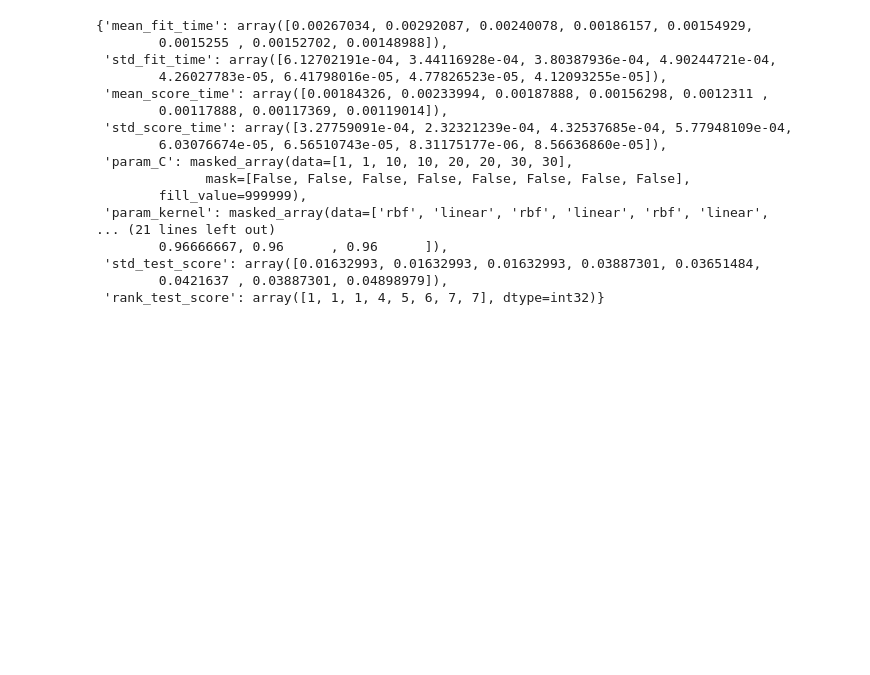
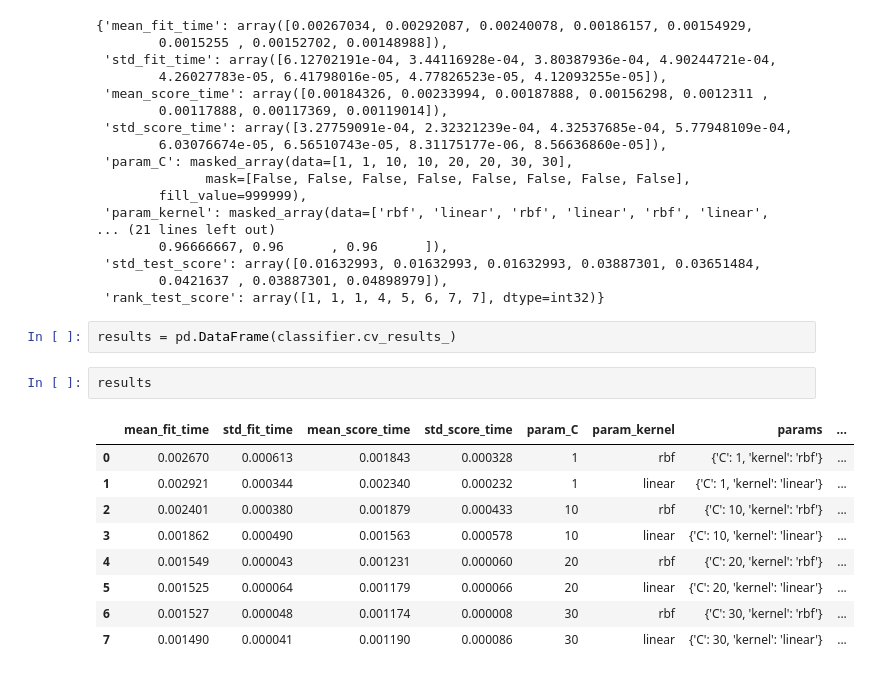
Before and after one commit to priyanshu5179/Machine-learning-part-4, a Jupyter notebook: GridSearchCV.IPYNB, the cells around one changed output. Saved outputs shown, nothing was run; the diff lists cells and outputs as text; blank space fills up the shorter version.

```diff
--- a/GridSearchCV.IPYNB
+++ b/GridSearchCV.IPYNB
@@ -95,3 +95,17 @@ classifier.cv_results_
  'std_test_score': array([0.01632993, 0.01632993, 0.01632993, 0.03887301, 0.03651484,
         0.0421637 , 0.03887301, 0.04898979]),
  'rank_test_score': array([1, 1, 1, 4, 5, 6, 7, 7], dtype=int32)}
+# %%
+results = pd.DataFrame(classifier.cv_results_)
+# %%
+results
+# %% [output]
+|  | mean_fit_time | std_fit_time | mean_score_time | std_score_time | param_C | param_kernel | params | ... |
+| 0 | 0.002670 | 0.000613 | 0.001843 | 0.000328 | 1 | rbf | {'C': 1, 'kernel': 'rbf'} | ... |
+| 1 | 0.002921 | 0.000344 | 0.002340 | 0.000232 | 1 | linear | {'C': 1, 'kernel': 'linear'} | ... |
+| 2 | 0.002401 | 0.000380 | 0.001879 | 0.000433 | 10 | rbf | {'C': 10, 'kernel': 'rbf'} | ... |
+| 3 | 0.001862 | 0.000490 | 0.001563 | 0.000578 | 10 | linear | {'C': 10, 'kernel': 'linear'} | ... |
+| 4 | 0.001549 | 0.000043 | 0.001231 | 0.000060 | 20 | rbf | {'C': 20, 'kernel': 'rbf'} | ... |
+| 5 | 0.001525 | 0.000064 | 0.001179 | 0.000066 | 20 | linear | {'C': 20, 'kernel': 'linear'} | ... |
+| 6 | 0.001527 | 0.000048 | 0.001174 | 0.000008 | 30 | rbf | {'C': 30, 'kernel': 'rbf'} | ... |
+| 7 | 0.001490 | 0.000041 | 0.001190 | 0.000086 | 30 | linear | {'C': 30, 'kernel': 'linear'} | ... |
```
